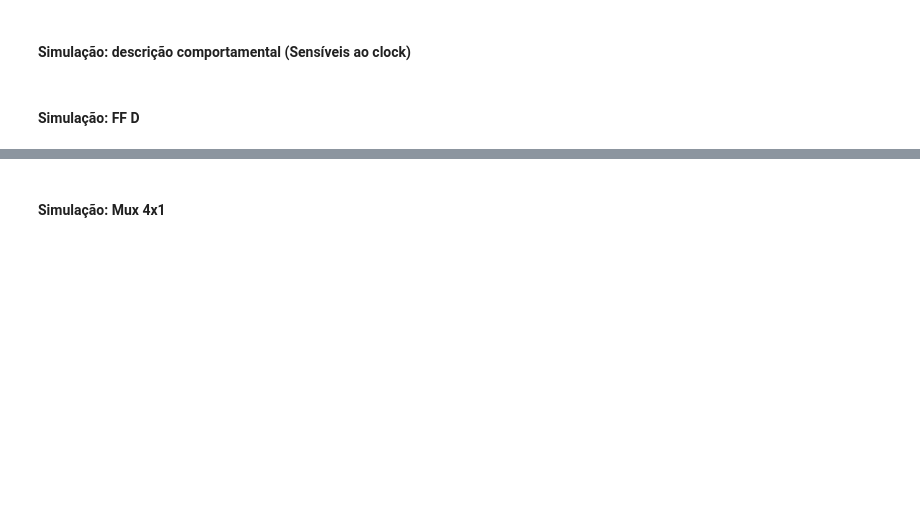
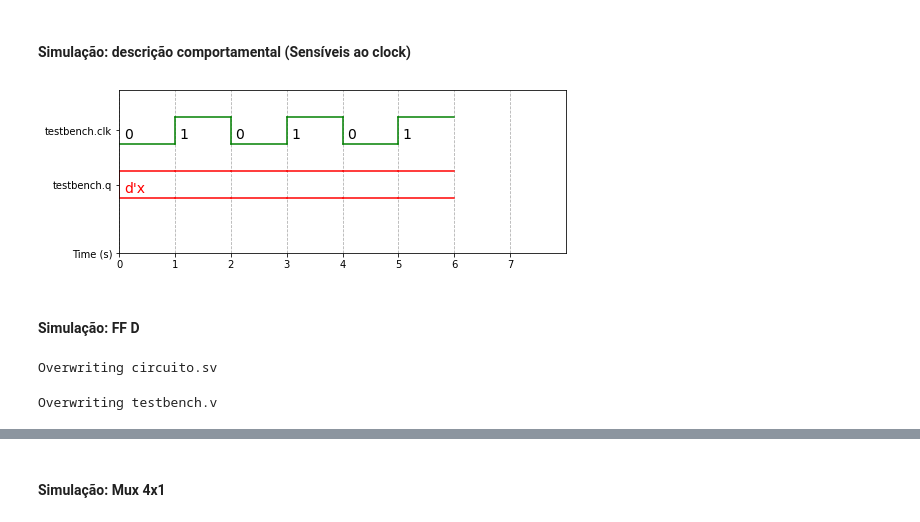
Before and after one commit to petrucior/verilog, a Jupyter notebook: verilog.ipynb, the cells around one changed output, grey strips where cells are left out. Drawn from its saved outputs; the diff is of its cells as text; code cells hidden in the pictures; blank space fills up the shorter version.

Commit message:
Atualizando as informações da descrição comportamental

```diff
--- a/verilog.ipynb
+++ b/verilog.ipynb
@@ -2863,2 +2914,11 @@ vvp circuito
+# %%
+%%waveform circuito19.vcd
+
+sign_list = ['testbench.clk','testbench.q']
+time_begin = 0
+time_end = 7
+base = 'dec' # bin, dec, dec2, hex, octal
+# %% [output]
+[figure, added]
 # %% [markdown]
 #### Simulação: FF D
@@ -2909,2 +2925,73 @@ endmodule
+# %%
+%%file circuito.sv
+
+/*
+
+Módulo circuito
+
+*/
+module circuito (d, rst, clk, q);
+  // Declaração de portas
+  input clk, rst, d;
+  output reg q;
+
+  // Descrição comportamental
+  always @(posedge clk, posedge rst) begin
+    if (rst == 1'b1 ) q = 1'b0;
+    else q = d;
+  end
+endmodule
+# %% [output]
+Overwriting circuito.sv
+# %%
+%%file testbench.v
+`include "circuito.sv"
+
+module testbench();
+  reg clk, rst, d;
+  wire q;
+
+  parameter period = 1;
+
+  circuito circuito20(.d(d), .rst(rst), .clk( clk ), .q( q ));
+
+  initial begin
+    $dumpfile("circuito20.vcd");
+    $dumpvars;
+    clk <= 0;
+    rst = 1;
+    d = 0;
+    #period;
+
+    rst = 0;
+    d = 1;
+    #period;
+
+    rst = 1;
+    d = 1;
+    #period;
+
+    rst = 0;
+    d = 1;
+    #period;
+
+    rst = 0;
+    d = 0;
+    #period;
+
+    rst = 0;
+    d = 0;
+    #period;
+
+    $finish;
+  end
+
+  always begin
+    clk = ~clk;
+    #period;
+  end
+endmodule
+# %% [output]
+Overwriting testbench.v
 # %%
 %%bash
```
Also changed, not shown: parts of 39 cells of this notebook.
